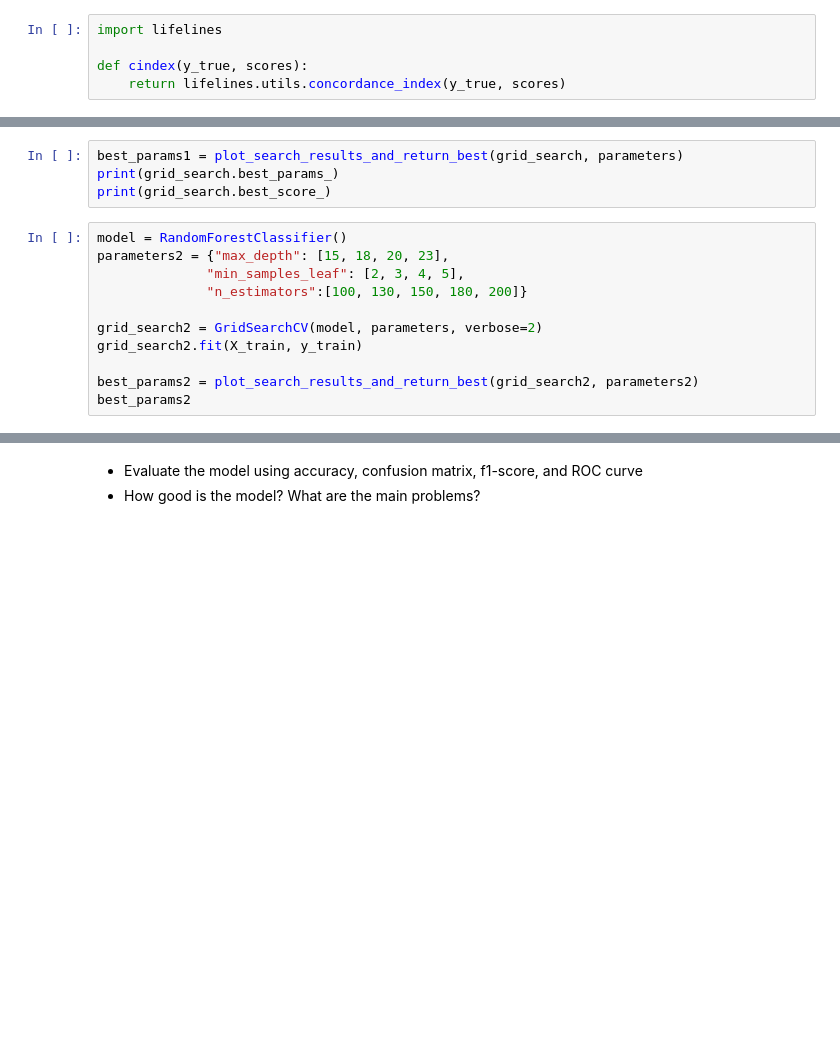
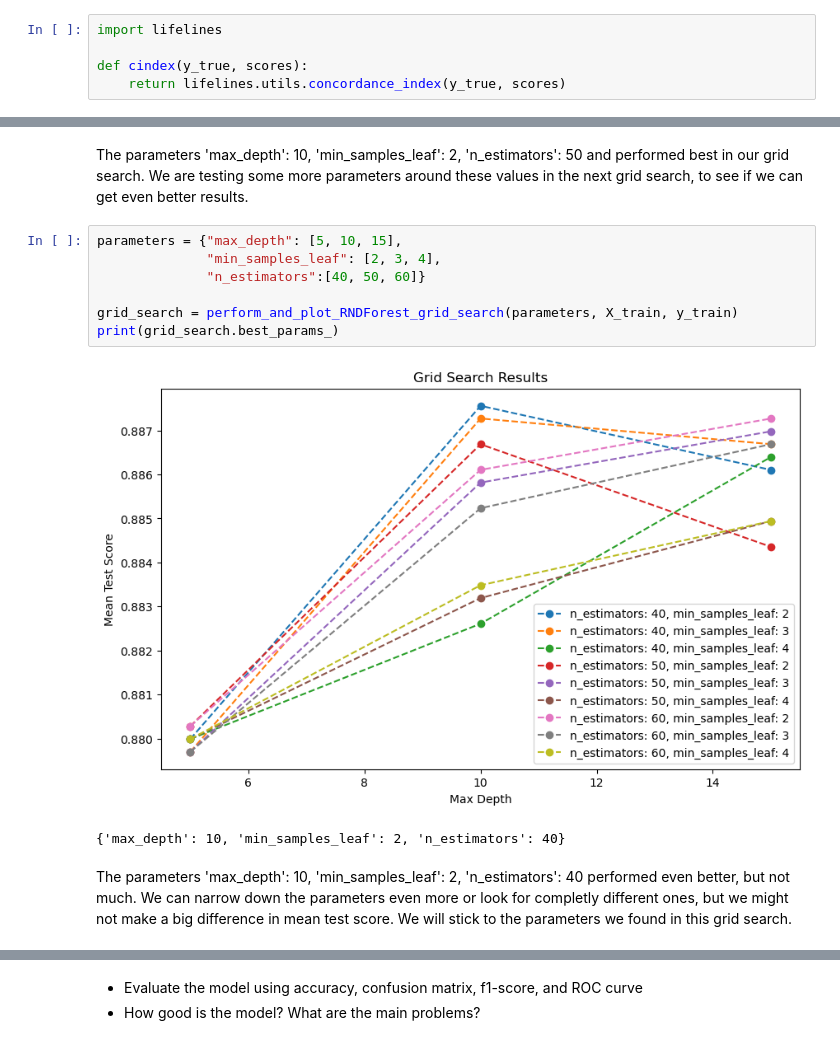
Before and after one commit to Knerten0815/ai_for_smart_health, a Jupyter notebook: Portfolio/ai_smart_health_portfolio_01_diabetes_prediction_template.ipynb, the cells around one changed output, grey strips where cells are left out. Cells and saved outputs as stored; diff of their text form; blank space fills up the shorter version.

```diff
--- a/Portfolio/ai_smart_health_portfolio_01_diabetes_prediction_template.ipynb
+++ b/Portfolio/ai_smart_health_portfolio_01_diabetes_prediction_template.ipynb
@@ -265,15 +285,14 @@ grid_search.fit(X_train, y_train)
-# %%
-best_params1 = plot_search_results_and_return_best(grid_search, parameters)
-print(grid_search.best_params_)
-print(grid_search.best_score_)
-# %%
-model = RandomForestClassifier()
-parameters2 = {"max_depth": [15, 18, 20, 23],
-              "min_samples_leaf": [2, 3, 4, 5],
-              "n_estimators":[100, 130, 150, 180, 200]}
-
-grid_search2 = GridSearchCV(model, parameters, verbose=2)
-grid_search2.fit(X_train, y_train)
-
-best_params2 = plot_search_results_and_return_best(grid_search2, parameters2)
-best_params2
+# %% [markdown]
+The parameters 'max_depth': 10, 'min_samples_leaf': 2, 'n_estimators': 50 and performed best in our grid search. We are testing some more parameters around these values in the next grid search, to see if we can get even better results.
+# %%
+parameters = {"max_depth": [5, 10, 15],
+              "min_samples_leaf": [2, 3, 4],
+              "n_estimators":[40, 50, 60]}
+
+grid_search = perform_and_plot_RNDForest_grid_search(parameters, X_train, y_train)
+print(grid_search.best_params_)
+# %% [output]
+[figure, added]
+{'max_depth': 10, 'min_samples_leaf': 2, 'n_estimators': 40}
+# %% [markdown]
+The parameters 'max_depth': 10, 'min_samples_leaf': 2, 'n_estimators': 40 performed even better, but not much. We can narrow down the parameters even more or look for completly different ones, but we might not make a big difference in mean test score. We will stick to the parameters we found in this grid search.
```
Also changed, not shown: parts of 17 cells of this notebook, 3 other files.
